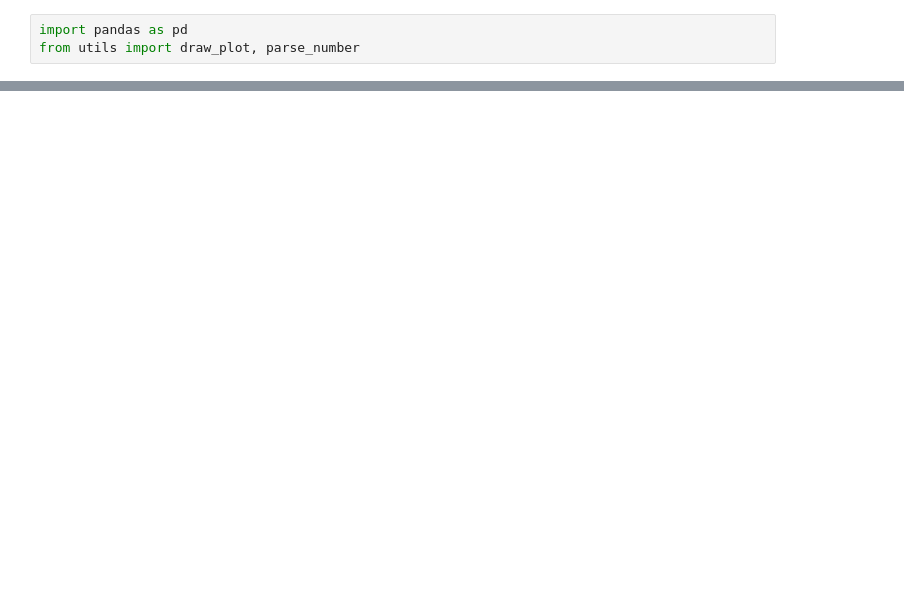
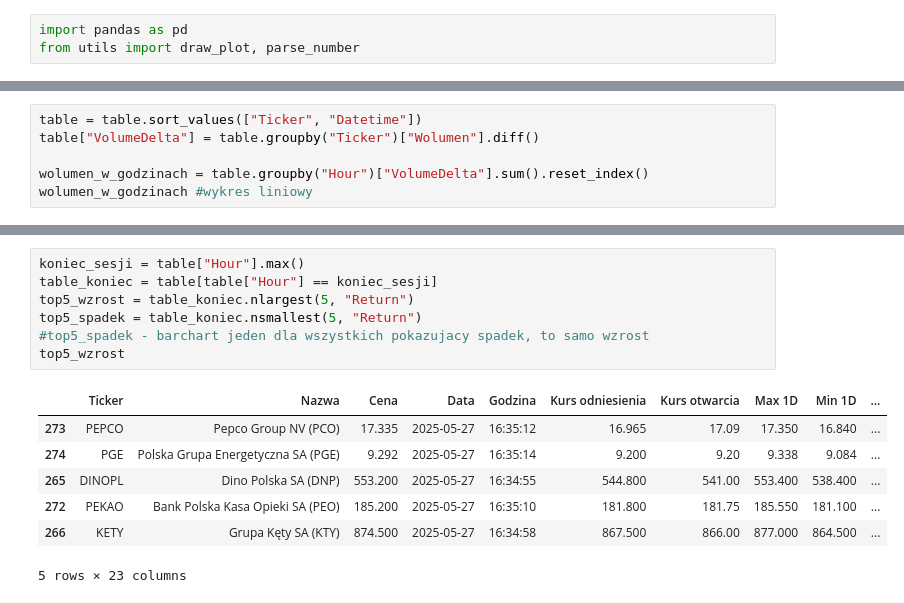
Before and after one commit to edekjdk/python-scraper-bankier-pl, a Jupyter notebook: notebooks/Untitled.ipynb, the cells around one changed output, grey strips where cells are left out. Drawn from its saved outputs; the diff is of its cells as text; blank space fills up the shorter version.

```diff
--- a/notebooks/Untitled.ipynb
+++ b/notebooks/Untitled.ipynb
@@ -55,0 +78,6 @@ for ticker in tickers:
+# %%
+table = table.sort_values(["Ticker", "Datetime"])
+table["VolumeDelta"] = table.groupby("Ticker")["Wolumen"].diff()
+
+wolumen_w_godzinach = table.groupby("Hour")["VolumeDelta"].sum().reset_index()
+wolumen_w_godzinach #wykres liniowy
@@ -55,0 +94,15 @@ for ticker in tickers:
+# %%
+koniec_sesji = table["Hour"].max()
+table_koniec = table[table["Hour"] == koniec_sesji]
+top5_wzrost = table_koniec.nlargest(5, "Return")
+top5_spadek = table_koniec.nsmallest(5, "Return")
+#top5_spadek - barchart jeden dla wszystkich pokazujacy spadek, to samo wzrost
+top5_wzrost
+# %% [output]
+|  | Ticker | Nazwa | Cena | Data | Godzina | Kurs odniesienia | Kurs otwarcia | Max 1D | Min 1D | ... |
+| 273 | PEPCO | Pepco Group NV (PCO) | 17.335 | 2025-05-27 | 16:35:12 | 16.965 | 17.09 | 17.350 | 16.840 | ... |
+| 274 | PGE | Polska Grupa Energetyczna SA (PGE) | 9.292 | 2025-05-27 | 16:35:14 | 9.200 | 9.20 | 9.338 | 9.084 | ... |
+| 265 | DINOPL | Dino Polska SA (DNP) | 553.200 | 2025-05-27 | 16:34:55 | 544.800 | 541.00 | 553.400 | 538.400 | ... |
+| 272 | PEKAO | Bank Polska Kasa Opieki SA (PEO) | 185.200 | 2025-05-27 | 16:35:10 | 181.800 | 181.75 | 185.550 | 181.100 | ... |
+| 266 | KETY | Grupa Kęty SA (KTY) | 874.500 | 2025-05-27 | 16:34:58 | 867.500 | 866.00 | 877.000 | 864.500 | ... |
+5 rows × 23 columns
```
Also changed, not shown: parts of 7 cells of this notebook.
